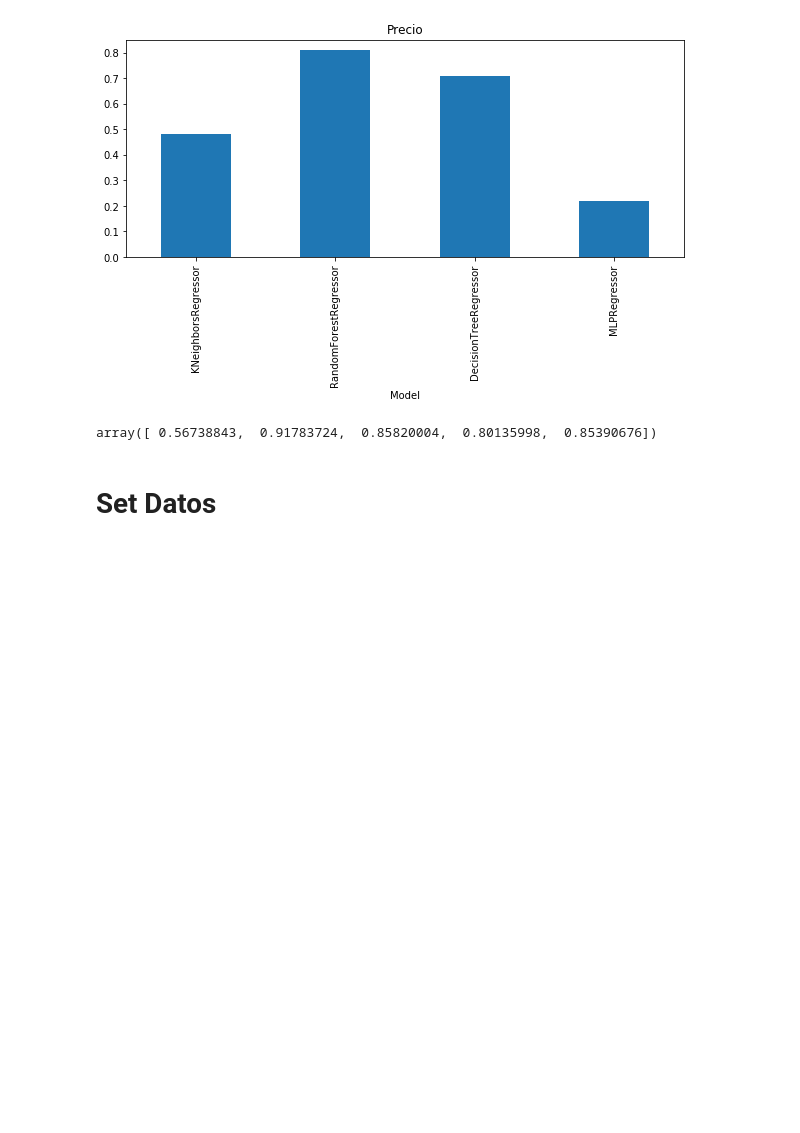
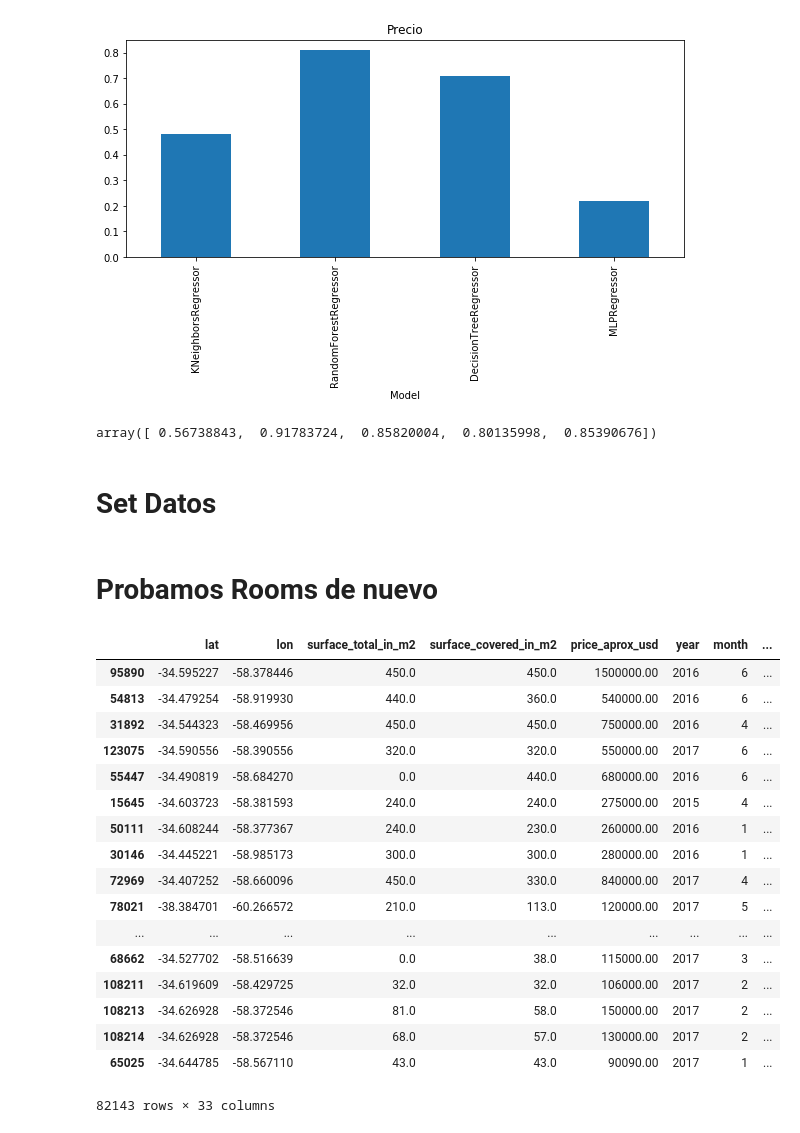
Before and after one commit to NicoGallegos/tpdatos, a Jupyter notebook: TP 2 -Nico.ipynb, the cells around one changed output. Drawn from its saved outputs; the diff is of its cells as text; code cells hidden in the pictures; blank space fills up the shorter version.

```diff
--- a/TP 2 -Nico.ipynb
+++ b/TP 2 -Nico.ipynb
@@ -1745,3 +1741,5 @@ archivo14 = pd.DataFrame()
 archivo14['id'] = datosForTesting.loc[:,['id']]
 archivo14['price_usd'] = prueba14
 archivo14.to_csv('prueba14.csv', index=False)
+# %% [markdown]
+# Probamos Rooms de nuevo
@@ -1747,0 +1755,21 @@ archivo14.to_csv('prueba14.csv', index=False)
+# %%
+datosRoomsLindas.sort_values('rooms', ascending=False)
+# %% [output]
+|  | lat | lon | surface_total_in_m2 | surface_covered_in_m2 | price_aprox_usd | year | month | ... |
+| 95890 | -34.595227 | -58.378446 | 450.0 | 450.0 | 1500000.00 | 2016 | 6 | ... |
+| 54813 | -34.479254 | -58.919930 | 440.0 | 360.0 | 540000.00 | 2016 | 6 | ... |
+| 31892 | -34.544323 | -58.469956 | 450.0 | 450.0 | 750000.00 | 2016 | 4 | ... |
+| 123075 | -34.590556 | -58.390556 | 320.0 | 320.0 | 550000.00 | 2017 | 6 | ... |
+| 55447 | -34.490819 | -58.684270 | 0.0 | 440.0 | 680000.00 | 2016 | 6 | ... |
+| 15645 | -34.603723 | -58.381593 | 240.0 | 240.0 | 275000.00 | 2015 | 4 | ... |
+| 50111 | -34.608244 | -58.377367 | 240.0 | 230.0 | 260000.00 | 2016 | 1 | ... |
+| 30146 | -34.445221 | -58.985173 | 300.0 | 300.0 | 280000.00 | 2016 | 1 | ... |
+| 72969 | -34.407252 | -58.660096 | 450.0 | 330.0 | 840000.00 | 2017 | 4 | ... |
+| 78021 | -38.384701 | -60.266572 | 210.0 | 113.0 | 120000.00 | 2017 | 5 | ... |
+| ... | ... | ... | ... | ... | ... | ... | ... | ... |
+| 68662 | -34.527702 | -58.516639 | 0.0 | 38.0 | 115000.00 | 2017 | 3 | ... |
+| 108211 | -34.619609 | -58.429725 | 32.0 | 32.0 | 106000.00 | 2017 | 2 | ... |
+| 108213 | -34.626928 | -58.372546 | 81.0 | 58.0 | 150000.00 | 2017 | 2 | ... |
+| 108214 | -34.626928 | -58.372546 | 68.0 | 57.0 | 130000.00 | 2017 | 2 | ... |
+| 65025 | -34.644785 | -58.567110 | 43.0 | 43.0 | 90090.00 | 2017 | 1 | ... |
+82143 rows × 33 columns
```
Also changed, not shown: parts of 14 cells of this notebook.
